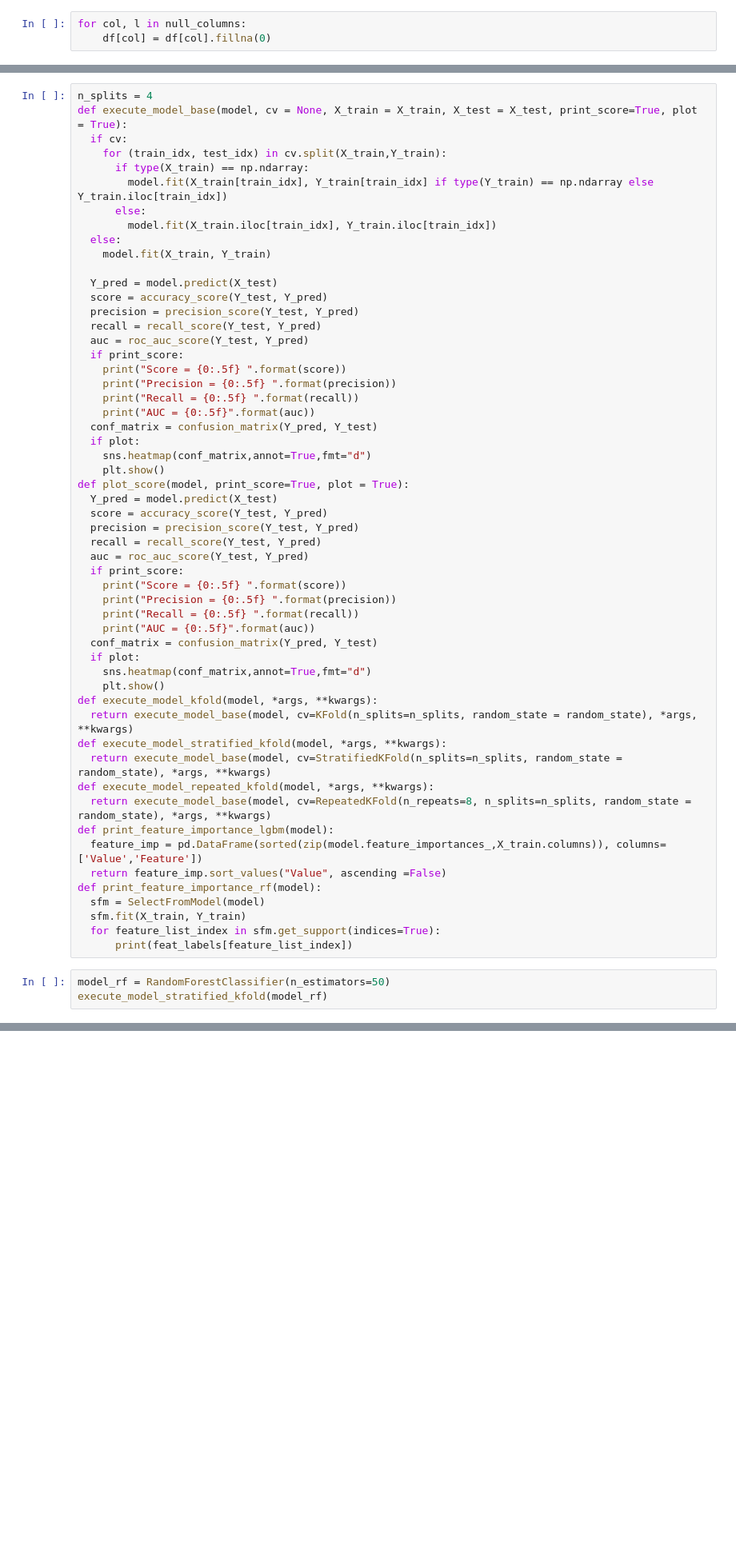
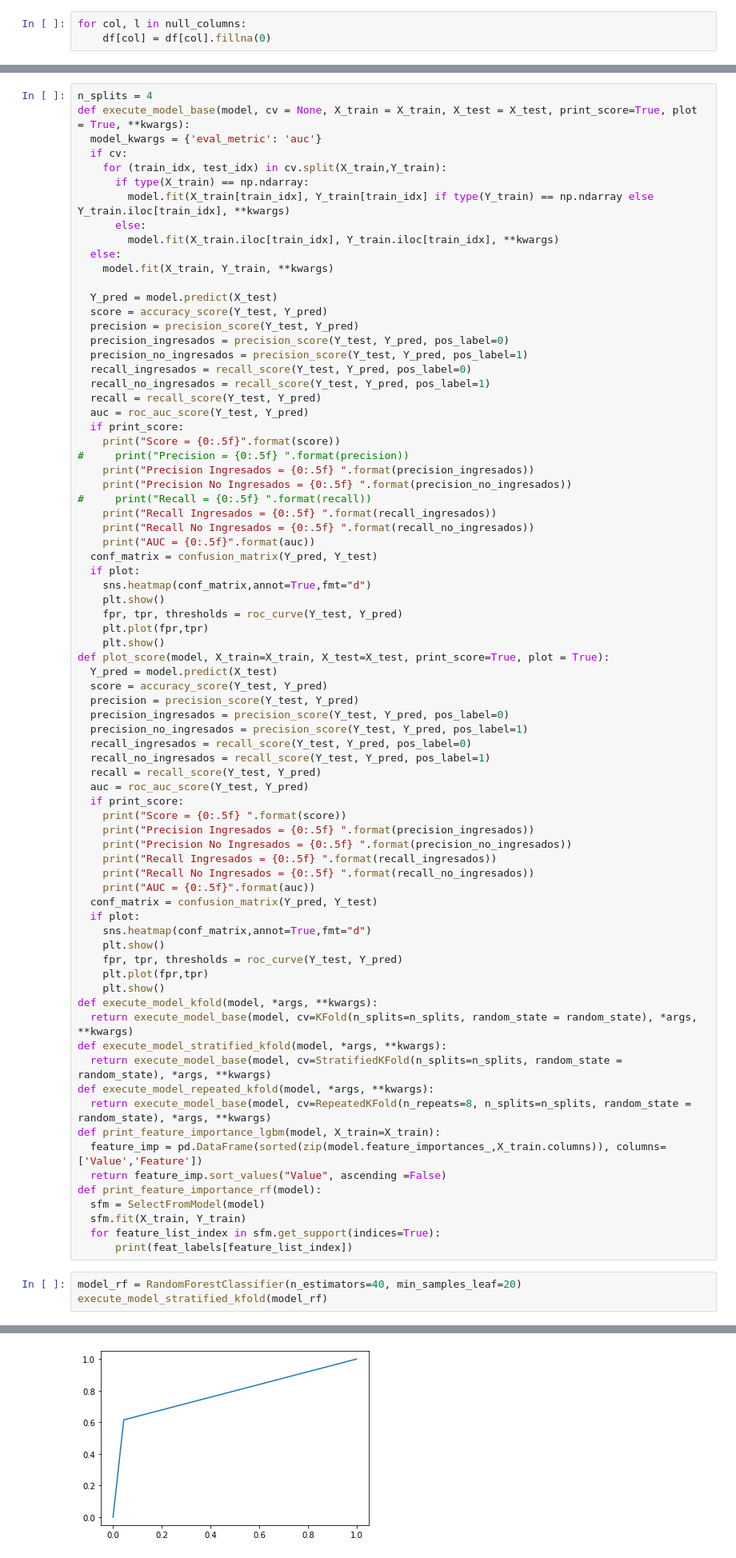
Before and after one commit to Dviejopomata/saturdays-hospital, a Jupyter notebook: Modelos.ipynb, the cells around one changed output, grey strips where cells are left out. Shown: that part at 80% size. Cells and saved outputs as stored; diff of their text form; blank space fills up the shorter version.

```diff
--- a/Modelos.ipynb
+++ b/Modelos.ipynb
@@ -63,43 +85,64 @@ del Y
 # %%
 n_splits = 4
-def execute_model_base(model, cv = None, X_train = X_train, X_test = X_test, print_score=True, plot = True):
+def execute_model_base(model, cv = None, X_train = X_train, X_test = X_test, print_score=True, plot = True, **kwargs):
+  model_kwargs = {'eval_metric': 'auc'}
   if cv:
     for (train_idx, test_idx) in cv.split(X_train,Y_train):
       if type(X_train) == np.ndarray:
-        model.fit(X_train[train_idx], Y_train[train_idx] if type(Y_train) == np.ndarray else Y_train.iloc[train_idx])
+        model.fit(X_train[train_idx], Y_train[train_idx] if type(Y_train) == np.ndarray else Y_train.iloc[train_idx], **kwargs)
       else:
-        model.fit(X_train.iloc[train_idx], Y_train.iloc[train_idx])
+        model.fit(X_train.iloc[train_idx], Y_train.iloc[train_idx], **kwargs)
   else:
-    model.fit(X_train, Y_train)
+    model.fit(X_train, Y_train, **kwargs)
 
   Y_pred = model.predict(X_test)
   score = accuracy_score(Y_test, Y_pred)
   precision = precision_score(Y_test, Y_pred)
+  precision_ingresados = precision_score(Y_test, Y_pred, pos_label=0)
+  precision_no_ingresados = precision_score(Y_test, Y_pred, pos_label=1)
+  recall_ingresados = recall_score(Y_test, Y_pred, pos_label=0)
+  recall_no_ingresados = recall_score(Y_test, Y_pred, pos_label=1)
   recall = recall_score(Y_test, Y_pred)
   auc = roc_auc_score(Y_test, Y_pred)
   if print_score:
-    print("Score = {0:.5f} ".format(score))
-    print("Precision = {0:.5f} ".format(precision))
-    print("Recall = {0:.5f} ".format(recall))
+    print("Score = {0:.5f}".format(score))
+#     print("Precision = {0:.5f} ".format(precision))
+    print("Precision Ingresados = {0:.5f} ".format(precision_ingresados))
+    print("Precision No Ingresados = {0:.5f} ".format(precision_no_ingresados))
+#     print("Recall = {0:.5f} ".format(recall))
+    print("Recall Ingresados = {0:.5f} ".format(recall_ingresados))
+    print("Recall No Ingresados = {0:.5f} ".format(recall_no_ingresados))
     print("AUC = {0:.5f}".format(auc))
   conf_matrix = confusion_matrix(Y_pred, Y_test)
   if plot:
     sns.heatmap(conf_matrix,annot=True,fmt="d")
     plt.show()
-def plot_score(model, print_score=True, plot = True):
+    fpr, tpr, thresholds = roc_curve(Y_test, Y_pred)
+    plt.plot(fpr,tpr)
+    plt.show()
+def plot_score(model, X_train=X_train, X_test=X_test, print_score=True, plot = True):
   Y_pred = model.predict(X_test)
   score = accuracy_score(Y_test, Y_pred)
   precision = precision_score(Y_test, Y_pred)
+  precision_ingresados = precision_score(Y_test, Y_pred, pos_label=0)
+  precision_no_ingresados = precision_score(Y_test, Y_pred, pos_label=1)
+  recall_ingresados = recall_score(Y_test, Y_pred, pos_label=0)
+  recall_no_ingresados = recall_score(Y_test, Y_pred, pos_label=1)
   recall = recall_score(Y_test, Y_pred)
   auc = roc_auc_score(Y_test, Y_pred)
   if print_score:
     print("Score = {0:.5f} ".format(score))
-    print("Precision = {0:.5f} ".format(precision))
-    print("Recall = {0:.5f} ".format(recall))
+    print("Precision Ingresados = {0:.5f} ".format(precision_ingresados))
+    print("Precision No Ingresados = {0:.5f} ".format(precision_no_ingresados))
+    print("Recall Ingresados = {0:.5f} ".format(recall_ingresados))
+    print("Recall No Ingresados = {0:.5f} ".format(recall_no_ingresados))
     print("AUC = {0:.5f}".format(auc))
   conf_matrix = confusion_matrix(Y_pred, Y_test)
   if plot:
     sns.heatmap(conf_matrix,annot=True,fmt="d")
+    plt.show()
+    fpr, tpr, thresholds = roc_curve(Y_test, Y_pred)
+    plt.plot(fpr,tpr)
     plt.show()
 def execute_model_kfold(model, *args, **kwargs):
   return execute_model_base(model, cv=KFold(n_splits=n_splits, random_state = random_state), *args, **kwargs)
@@ -107,7 +150,7 @@ def execute_model_stratified_kfold(model, *args, **kwargs):
   return execute_model_base(model, cv=StratifiedKFold(n_splits=n_splits, random_state = random_state), *args, **kwargs)
 def execute_model_repeated_kfold(model, *args, **kwargs):
   return execute_model_base(model, cv=RepeatedKFold(n_repeats=8, n_splits=n_splits, random_state = random_state), *args, **kwargs)
-def print_feature_importance_lgbm(model):
+def print_feature_importance_lgbm(model, X_train=X_train):
   feature_imp = pd.DataFrame(sorted(zip(model.feature_importances_,X_train.columns)), columns=['Value','Feature'])
   return feature_imp.sort_values("Value", ascending =False)
 def print_feature_importance_rf(model):
@@ -116,6 +159,6 @@ def print_feature_importance_rf(model):
   for feature_list_index in sfm.get_support(indices=True):
       print(feat_labels[feature_list_index])
 # %%
-model_rf = RandomForestClassifier(n_estimators=50)
+model_rf = RandomForestClassifier(n_estimators=40, min_samples_leaf=20)
 execute_model_stratified_kfold(model_rf)
 # %% [output]
@@ -126 +171,2 @@ AUC = 0.80420
 [figure]
+[figure, added]
```
Also changed, not shown: parts of 32 cells of this notebook.
